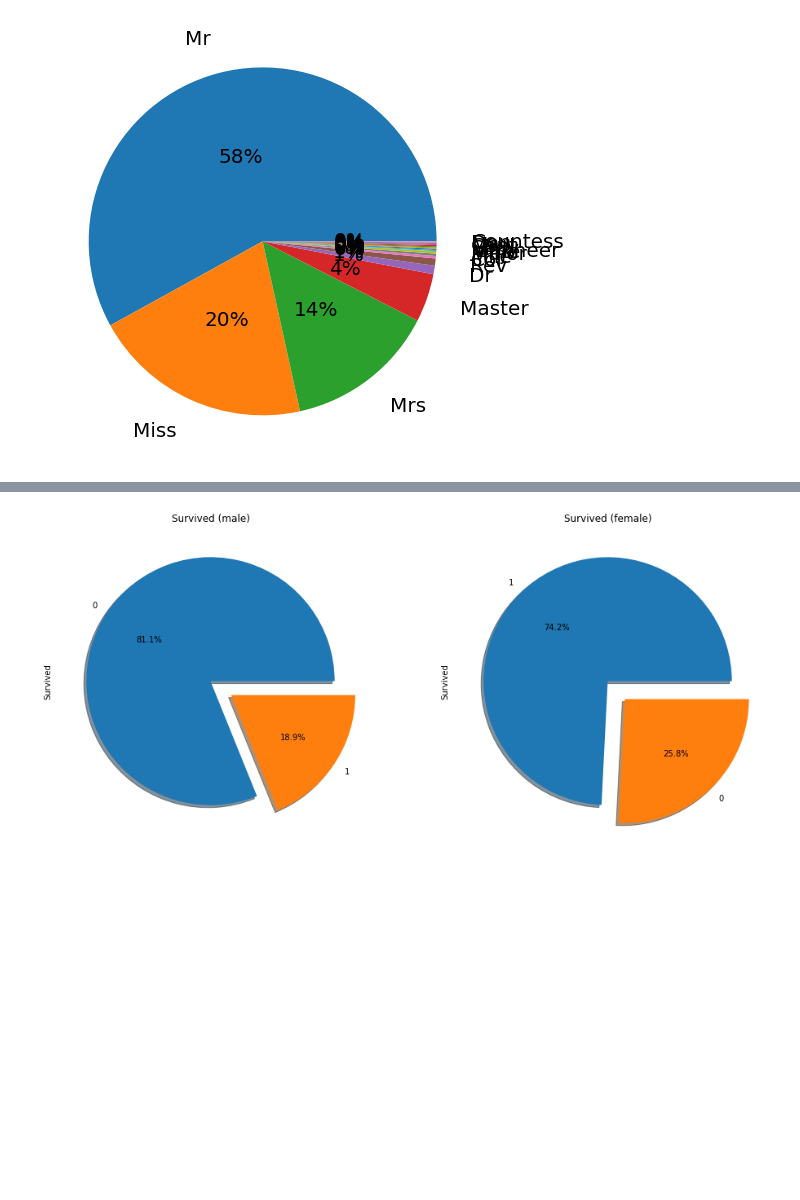
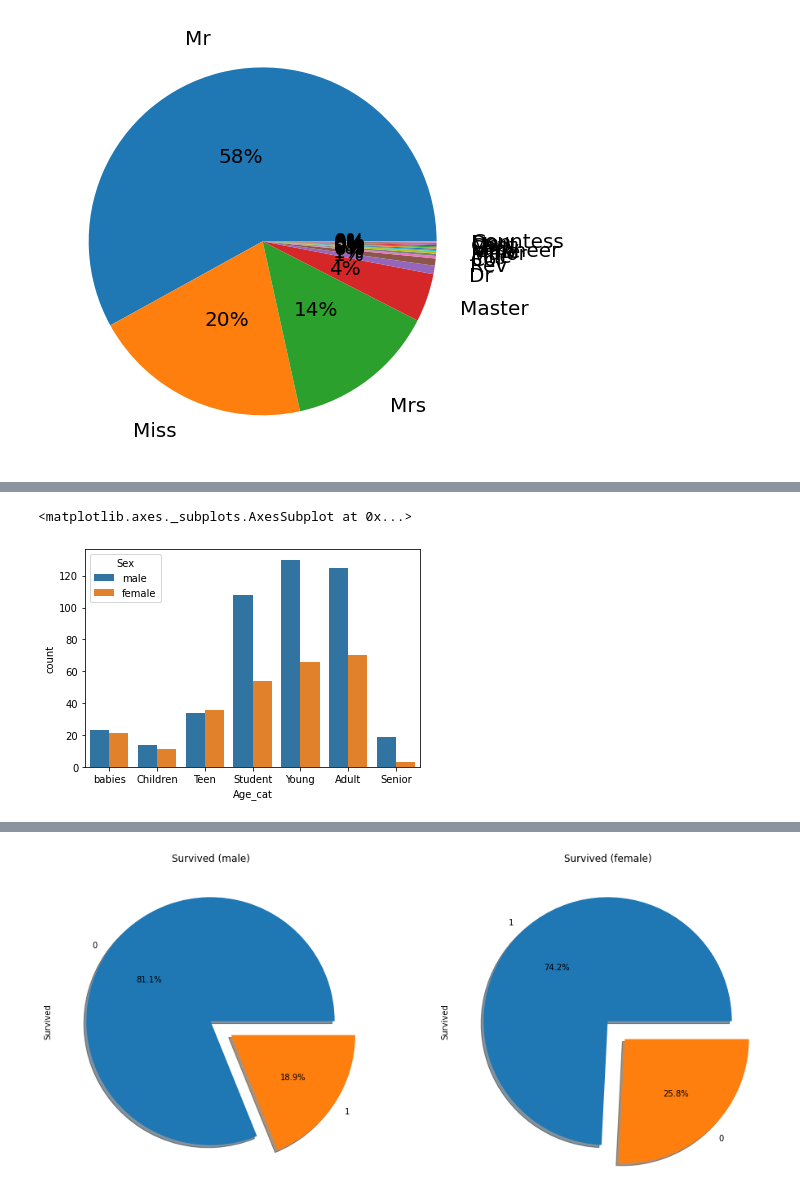
Before and after one commit to Galdina/kaggle_titanic, a Jupyter notebook: exploring the data.ipynb, the cells around one changed output, grey strips where cells are left out. Saved outputs shown, nothing was run; the diff lists cells and outputs as text; code cells hidden in the pictures; blank space fills up the shorter version.

```diff
--- a/exploring the data.ipynb
+++ b/exploring the data.ipynb
@@ -142,0 +148,10 @@ plt.xticks(rotation=45)
+# %%
+#Do the same to test dataset
+interval = (0, 5, 12, 18, 25, 35, 60, 120)
+
+#same as the other df train
+cats = ['babies', 'Children', 'Teen', 'Student', 'Young', 'Adult', 'Senior']
+
+# same that we used above in df train
+df["Age_cat"] = pd.cut(df.Age, interval, labels=cats)
+df
@@ -142,0 +172,5 @@ plt.xticks(rotation=45)
+# %%
+sns.countplot("Age_cat",data=df,hue="Sex")
+# %% [output]
+<matplotlib.axes._subplots.AxesSubplot at 0x...>
+[figure, added]
```
Also changed, not shown: parts of 9 cells of this notebook, 5 other files.
